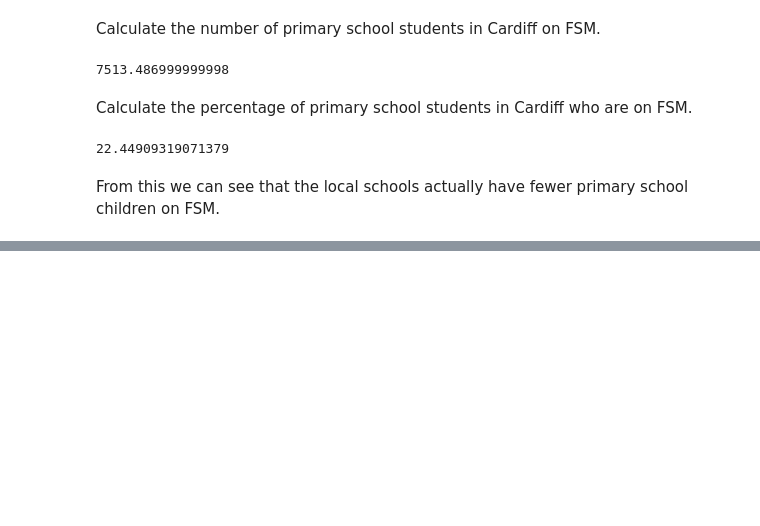
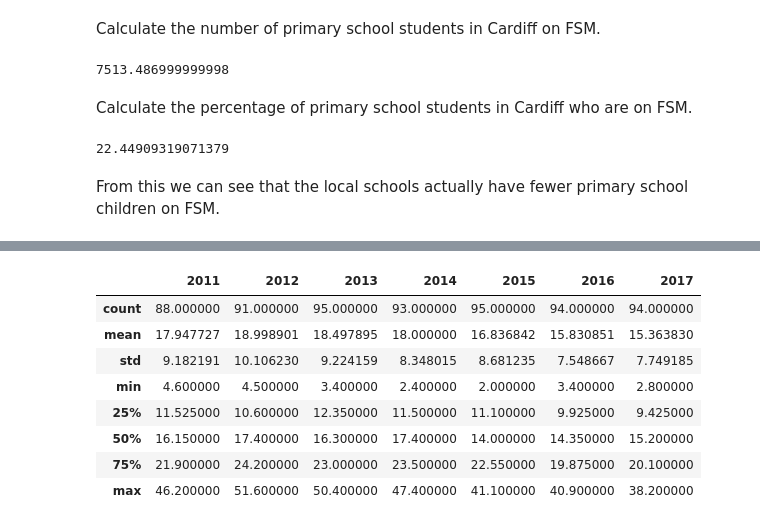
Before and after one commit to idorrington92/SRCDC_cardiff_data_analysis, a Jupyter notebook: codes/schools/my_local_school_webscraping.ipynb, the cells around one changed output, grey strips where cells are left out. Drawn from its saved outputs; the diff is of its cells as text; code cells hidden in the pictures; blank space fills up the shorter version.

```diff
--- a/codes/schools/my_local_school_webscraping.ipynb
+++ b/codes/schools/my_local_school_webscraping.ipynb
@@ -213,0 +280,12 @@ From this we can see that the local schools actually have fewer primary school c
+# %%
+school_action_df.describe()
+# %% [output]
+|  | 2011 | 2012 | 2013 | 2014 | 2015 | 2016 | 2017 |
+| count | 88.000000 | 91.000000 | 95.000000 | 93.000000 | 95.000000 | 94.000000 | 94.000000 |
+| mean | 17.947727 | 18.998901 | 18.497895 | 18.000000 | 16.836842 | 15.830851 | 15.363830 |
+| std | 9.182191 | 10.106230 | 9.224159 | 8.348015 | 8.681235 | 7.548667 | 7.749185 |
+| min | 4.600000 | 4.500000 | 3.400000 | 2.400000 | 2.000000 | 3.400000 | 2.800000 |
+| 25% | 11.525000 | 10.600000 | 12.350000 | 11.500000 | 11.100000 | 9.925000 | 9.425000 |
+| 50% | 16.150000 | 17.400000 | 16.300000 | 17.400000 | 14.000000 | 14.350000 | 15.200000 |
+| 75% | 21.900000 | 24.200000 | 23.000000 | 23.500000 | 22.550000 | 19.875000 | 20.100000 |
+| max | 46.200000 | 51.600000 | 50.400000 | 47.400000 | 41.100000 | 40.900000 | 38.200000 |
```
Also changed, not shown: parts of 23 cells of this notebook.
